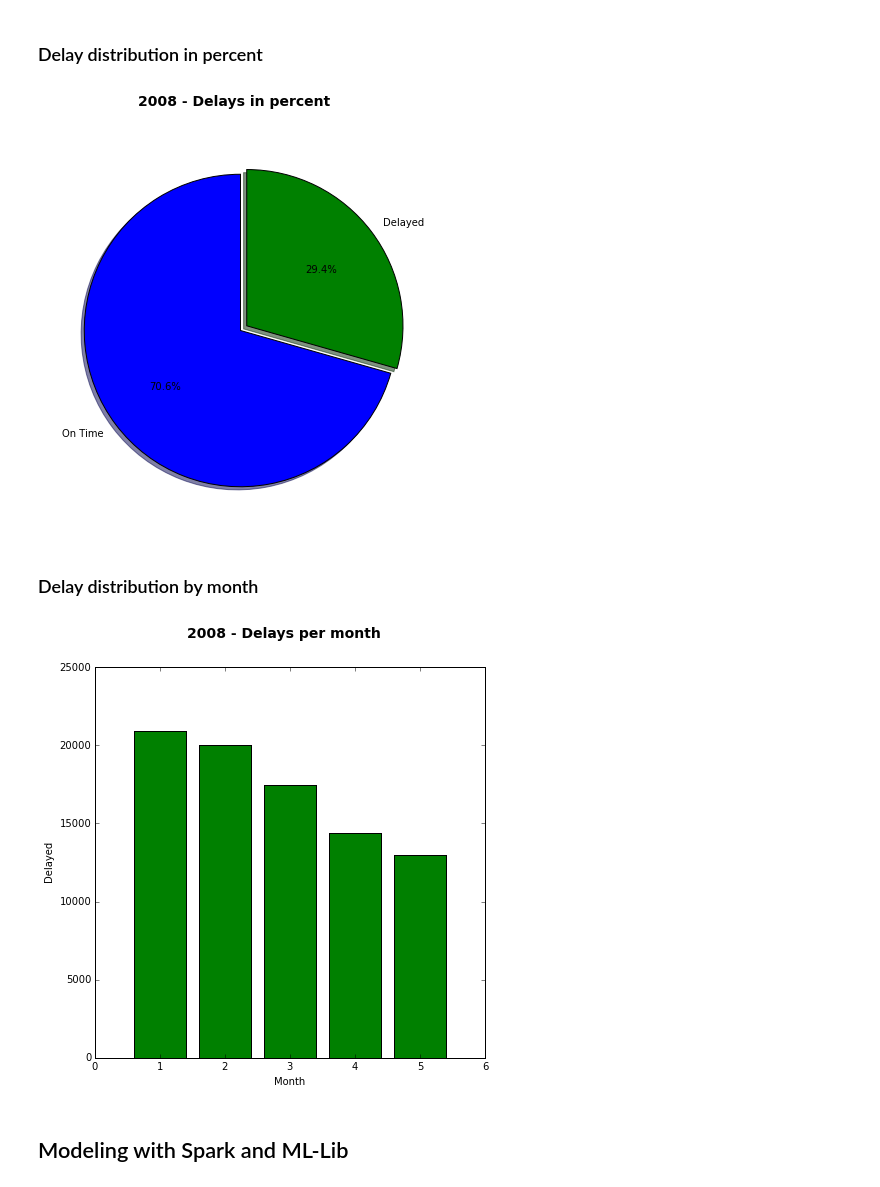
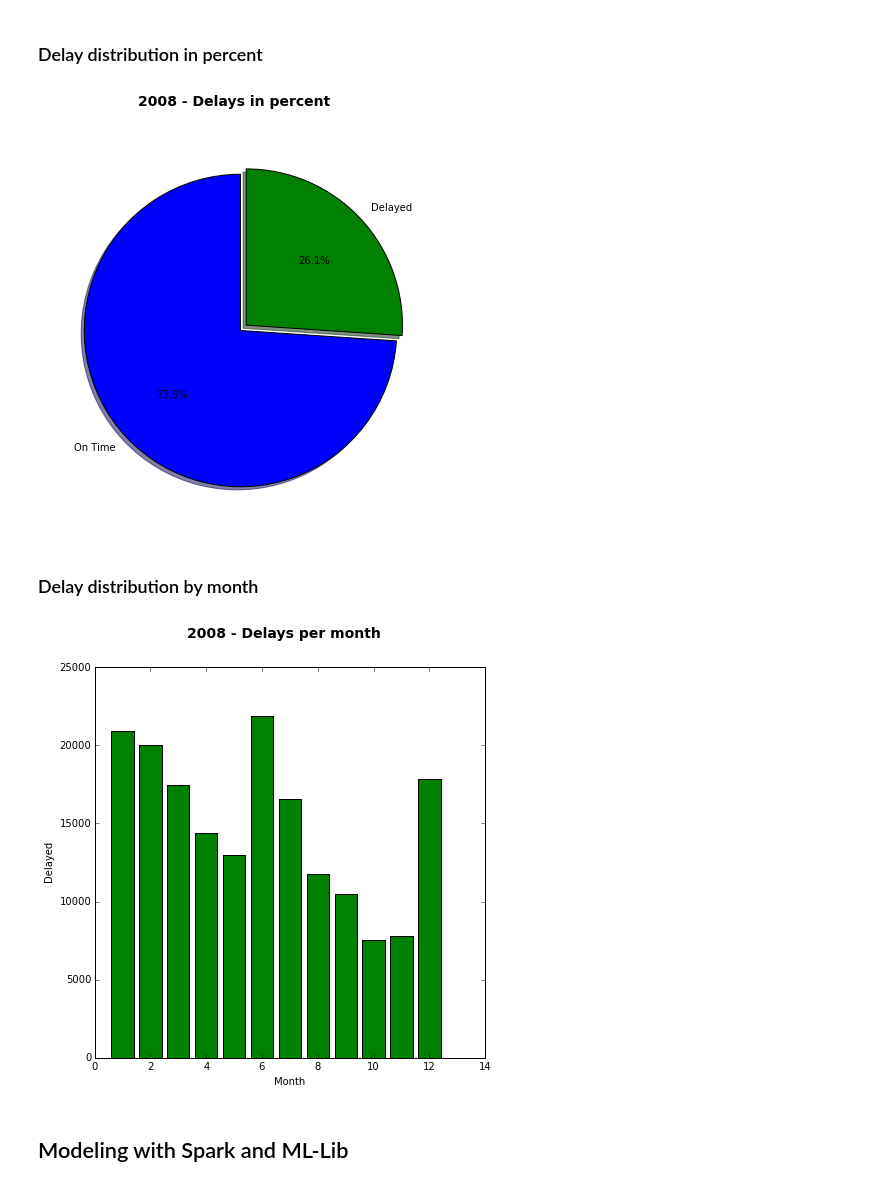
Before and after one commit to bsalimi/flight-delay, a Jupyter notebook: flight_delay.ipynb, the cells around one changed output. Cells and saved outputs as stored; diff of their text form; code cells hidden in the pictures.

```diff
--- a/flight_delay.ipynb
+++ b/flight_delay.ipynb
@@ -12,8 +12,8 @@ AIRPORT = 'ORD'
 
 base_dir = os.path.join('data')
 # http://stat-computing.org/dataexpo/2009/the-data.html
-input_path_2007 = os.path.join('flights', '2007_2.csv')
-input_path_2008 = os.path.join('flights', '2008_2.csv')
+input_path_2007 = os.path.join('flights', '2007.csv')
+input_path_2008 = os.path.join('flights', '2008.csv')
 # http://www.ncdc.noaa.gov/cdo-web/datasets/
 input_path_weather = os.path.join('flights', AIRPORT + '.csv')
 
@@ -140,27 +140,26 @@ ax = fig.add_subplot(111)
 ax.pie(fracs, explode=explode, labels=labels, autopct='%1.1f%%', shadow=True, startangle=90)
 pass
 # %% [output]
-[figure, old version]
+[figure, new version]
 # %% [markdown]
 <h3>Delay distribution by month</h3>
 # %%
-#x_axis = [i + 1 for i in range(12)]
-x_axis = [i + 1 for i in range(5)]
+x_axis = [i + 1 for i in range(12)]
 y_axis = (test_data.filter(lambda lp: lp.label == 1.0)
                    .map(lambda lp: (lp.features[0], 1))
                    .reduceByKey(lambda x, y: x + y)
                    .map(lambda tup: tup[1])
                    .collect())
 
 fig = plt.figure(figsize=(7, 7))
 fig.suptitle('2008 - Delays per month', fontsize=14, fontweight='bold')
 ax = fig.add_subplot(111)
 ax.set_xlabel('Month')
 ax.set_ylabel('Delayed')
 ax.bar(x_axis, y_axis, color='g', align='center')
 pass
 # %% [output]
-[figure, old version]
+[figure, new version]
 # %% [markdown]
 <h2>Modeling with Spark and ML-Lib</h2>
 # %%
```
Also changed, not shown: parts of 4 cells of this notebook.
